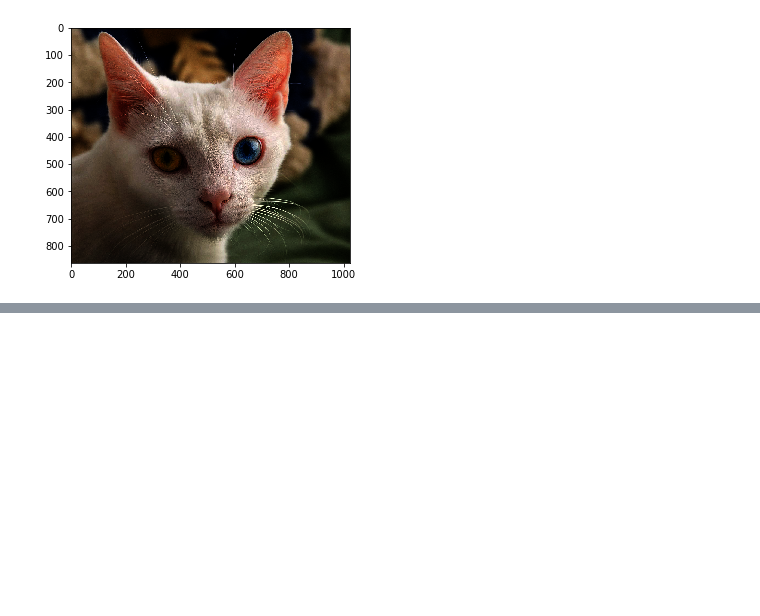
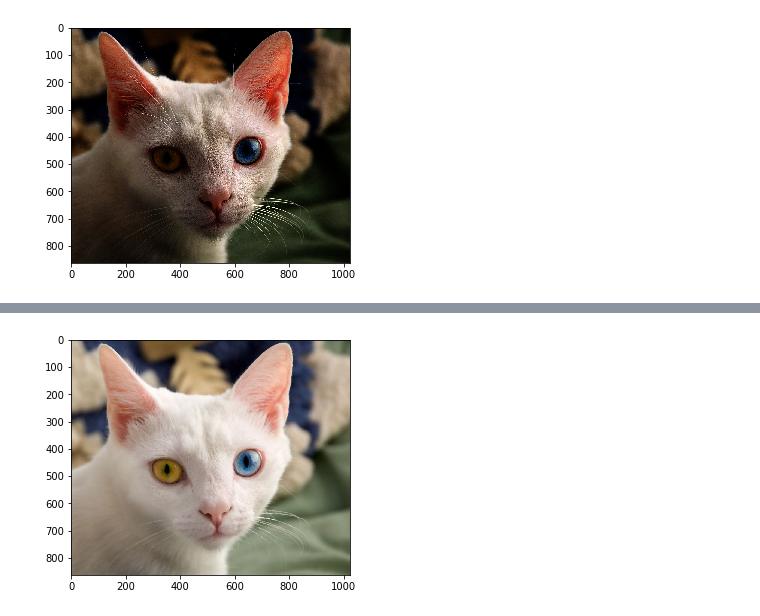
Before and after one commit to WillyLIFEexp/Learning_OPENCV, a Jupyter notebook: Part_3/Blurring_Smoothing.ipynb, the cells around one changed output, grey strips where cells are left out. Saved outputs shown, nothing was run; the diff lists cells and outputs as text; code cells hidden in the pictures; blank space fills up the shorter version.

```diff
--- a/Part_3/Blurring_Smoothing.ipynb
+++ b/Part_3/Blurring_Smoothing.ipynb
@@ -40,0 +90,6 @@ display(effected_img)
+# %%
+# median Bluring
+median = cv2.medianBlur(img,5)
+display(median)
+# %% [output]
+[figure, added]
```
Also changed, not shown: parts of 17 cells of this notebook, 3 other files.
